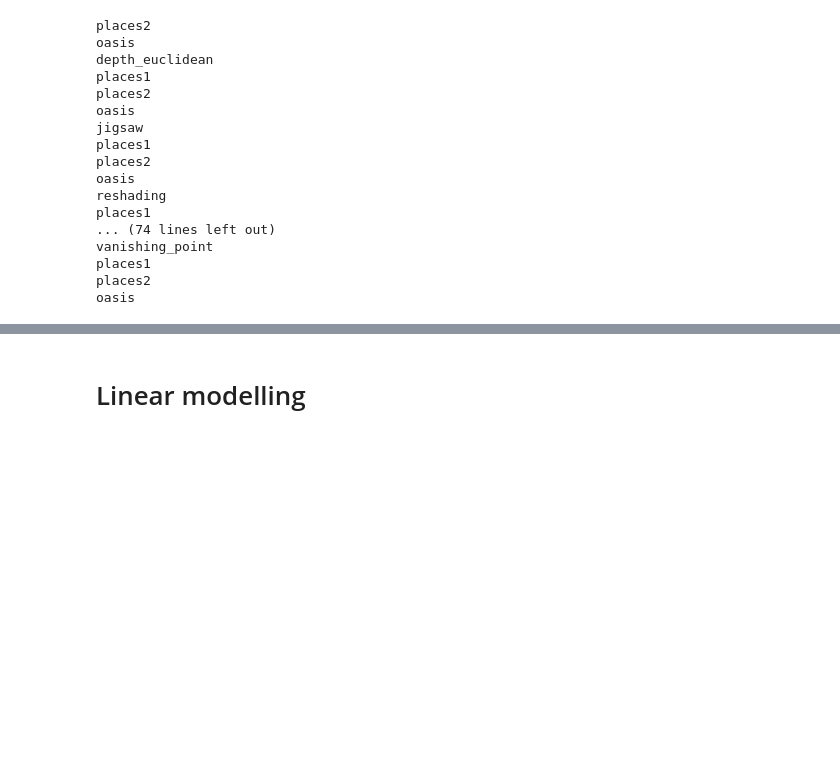
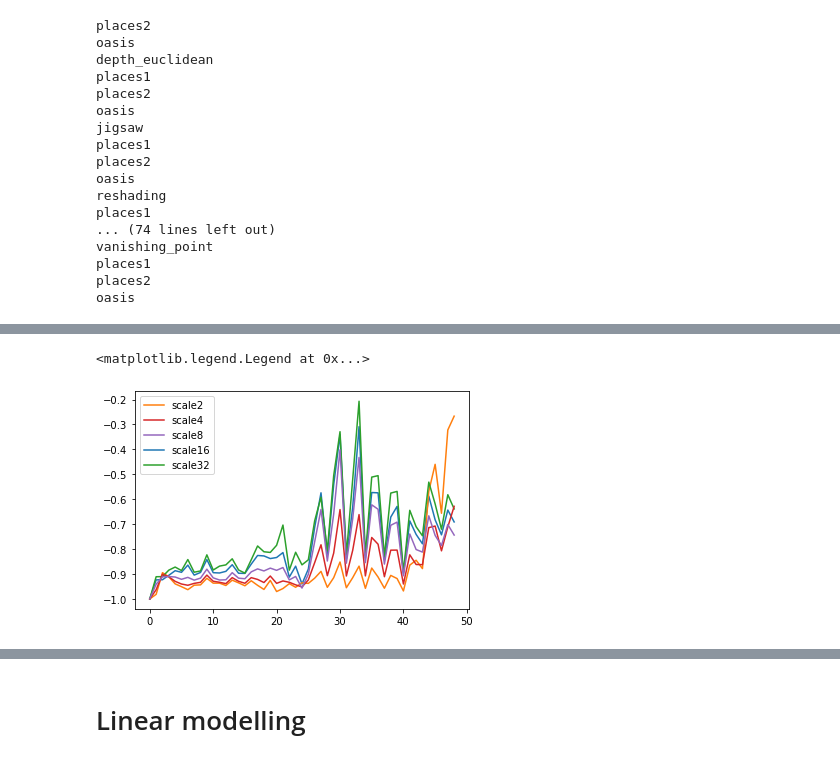
Before and after one commit to toniklenk/thesis-integration-beauty, a Jupyter notebook: analyse_taskonomy.ipynb, the cells around one changed output, grey strips where cells are left out. Saved outputs shown, nothing was run; the diff lists cells and outputs as text; code cells hidden in the pictures; blank space fills up the shorter version.

Commit message:
"More plots"

```diff
--- a/analyse_taskonomy.ipynb
+++ b/analyse_taskonomy.ipynb
@@ -159,0 +106,20 @@ oasis
+# %%
+# load results
+
+data_list = []
+
+
+for model_name in MODEL_NAMES:
+    for dataset_name in DATASET_NAMES:
+        for scale_name in SCALE_NAMES:
+
+            data = pd.read_csv(os.path.join(RESULTS_PATH, model_name, dataset_name, scale_name, 'correlations.csv'), header=None)
+            data.insert(0, 'scale', scale_name)
+            data.insert(0, 'dataset',dataset_name)
+            data.insert(0, 'model', model_name)
+
+            data_list.append(data)
+            #selfsimilarity.to_csv(os.path.join(RESULTS_PATH, model_name, dataset_name, scale_name, 'selfsimilarity.csv'), index=False, header=False)
+            #l2norm.to_csv(os.path.join(RESULTS_PATH, model_name, dataset_name, scale_name, 'l2norm.csv'), index=False, header=False)
+
+df = - pd.concat(data_list).set_index(['model','dataset','scale'])
@@ -159,0 +148,7 @@ oasis
+# %%
+handles, labels = df.loc['autoencoding'].groupby('scale').mean().transpose().plot().get_legend_handles_labels()
+order = [1, 3, 4, 0, 2]
+plt.legend([handles[idx] for idx in order],[labels[idx] for idx in order])
+# %% [output]
+<matplotlib.legend.Legend at 0x...>
+[figure, added]
```
Also changed, not shown: parts of 9 cells of this notebook, 1 other file.
